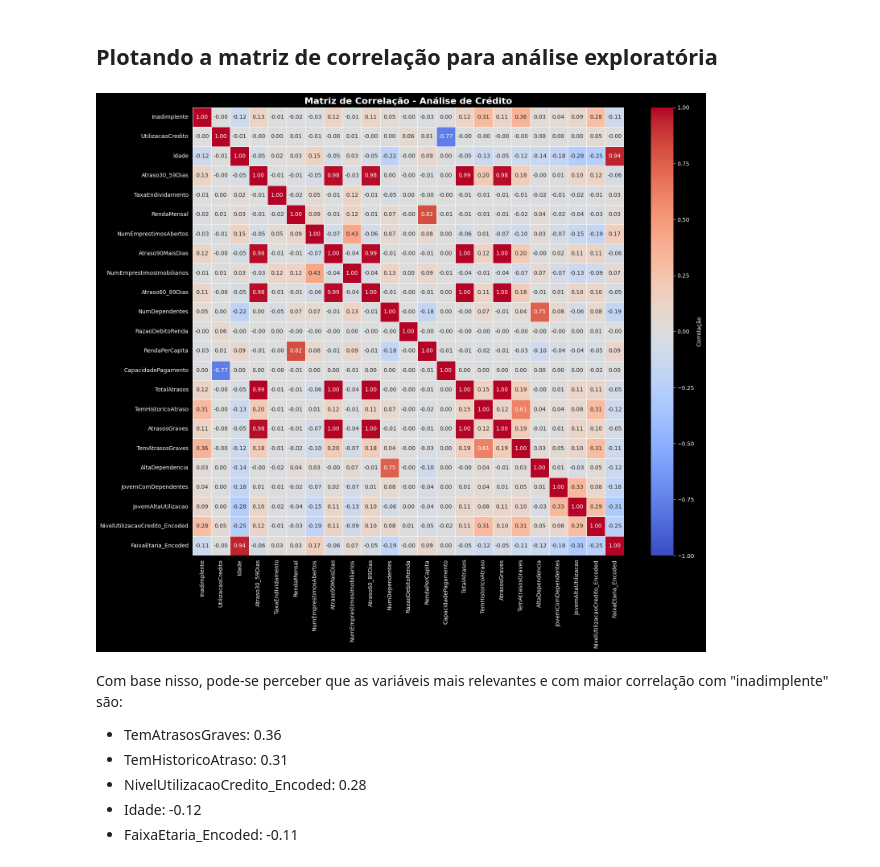
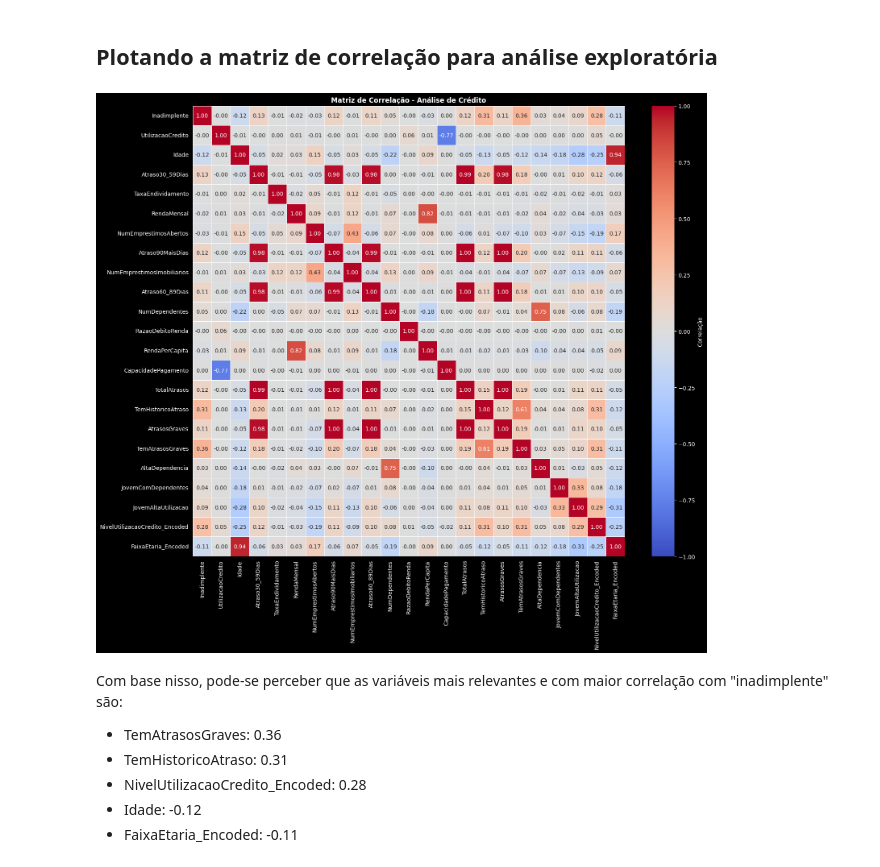
Before and after one commit to henriqueluza/Credit-Analysis-Model, a Jupyter notebook: modelo v2/notebooks/notebook2.ipynb, the cells around one changed output. Drawn from its saved outputs; the diff is of its cells as text; code cells hidden in the pictures.

```diff
--- a/modelo v2/notebooks/notebook2.ipynb
+++ b/modelo v2/notebooks/notebook2.ipynb
@@ -98,16 +98,16 @@ Name: count, dtype: int64
 # %%
 corr = data.corr()
 
 # Plotar matriz de correlação completa
 plt.figure(figsize=(16, 14))
 sns.heatmap(corr, annot=True, fmt=".2f", cmap='coolwarm',
             vmin=-1, vmax=1, linewidths=0.5,
             cbar_kws={'label': 'Correlação'})
-plt.title("Matriz de Correlação - Análise de Crédito", fontsize=16, fontweight='bold')
+plt.title("Matriz de Correlação - Análise de Crédito", fontweight='bold')
 plt.tight_layout()
 plt.show()
 # %% [output]
-[figure, old version]
+[figure, new version]
 # %% [markdown]
 Com base nisso, pode-se perceber que as variáveis mais relevantes e com maior correlação com "inadimplente" são:
 
```
Also changed, not shown: parts of 2 cells of this notebook.
